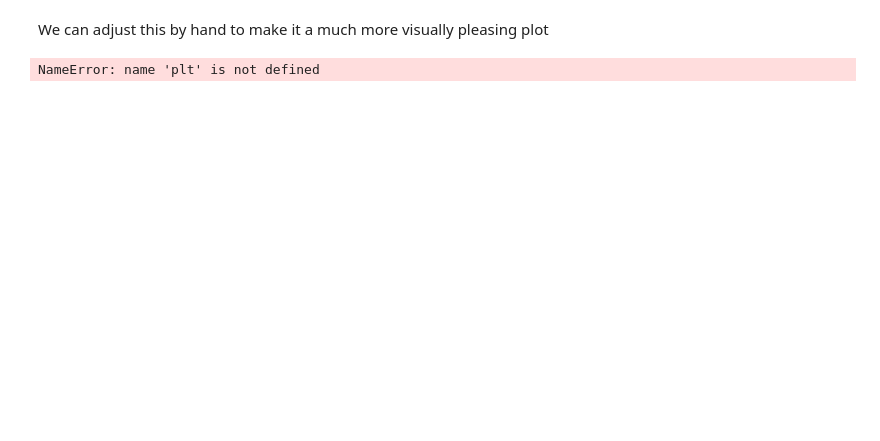
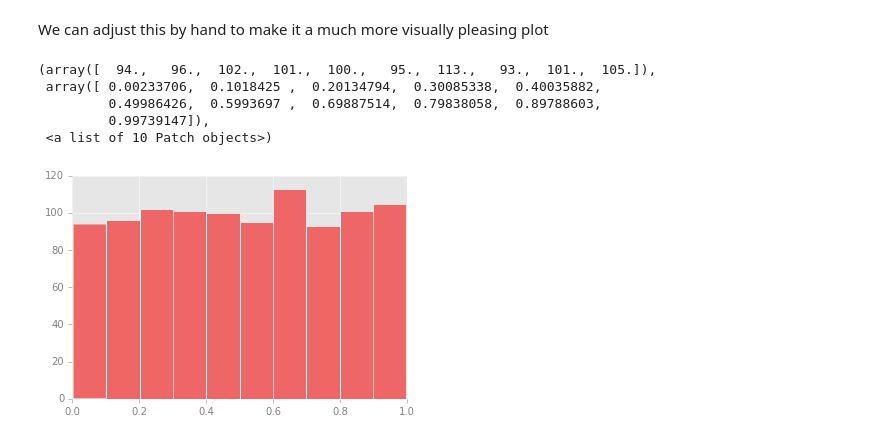
Before and after one commit to jorellano/Visualization-with-Matplotlib, a Jupyter notebook: !11 Customizing Matplotlib Configurations and Stylesheets.ipynb, the cells around one changed output. Drawn from its saved outputs; the diff is of its cells as text; code cells hidden in the pictures; blank space fills up the shorter version.

```diff
--- a/!11 Customizing Matplotlib Configurations and Stylesheets.ipynb
+++ b/!11 Customizing Matplotlib Configurations and Stylesheets.ipynb
@@ -21,28 +23,33 @@ We can adjust this by hand to make it a much more visually pleasing plot
 # %%
 # use a gray background
 ax = plt.axes(axisbg='#E6E6E6')
 ax.set_axisbelow(True)
 
 # draw solid white grid lines
-plt.grid(colo='write', linestyle='solid')
+plt.grid(color='w', linestyle='solid')
 
 # hide axis spines
 for spine in ax.spines.values():
     spine.set_visible(False)
 
 # hide top and right ticks
 ax.xaxis.tick_bottom()
 ax.yaxis.tick_left()
 
 #Lighten ticks and labels
 ax.tick_params(colors='gray', direction='out')
-for tick in ax.get_xticklabes():
+for tick in ax.get_xticklabels():
     tick.set_color('gray')
 for tick in ax.get_yticklabels():
     tick.set_color('gray')
 
 # control face and edge color of histogram
 
 ax.hist(x, edgecolor='#E6E6E6', color='#EE6666')
 # %% [output]
-NameError: name 'plt' is not defined
+(array([  94.,   96.,  102.,  101.,  100.,   95.,  113.,   93.,  101.,  105.]),
+ array([ 0.00233706,  0.1018425 ,  0.20134794,  0.30085338,  0.40035882,
+         0.49986426,  0.5993697 ,  0.69887514,  0.79838058,  0.89788603,
+         0.99739147]),
+ <a list of 10 Patch objects>)
+[figure, added]
```
Also changed, not shown: parts of 25 cells of this notebook.
